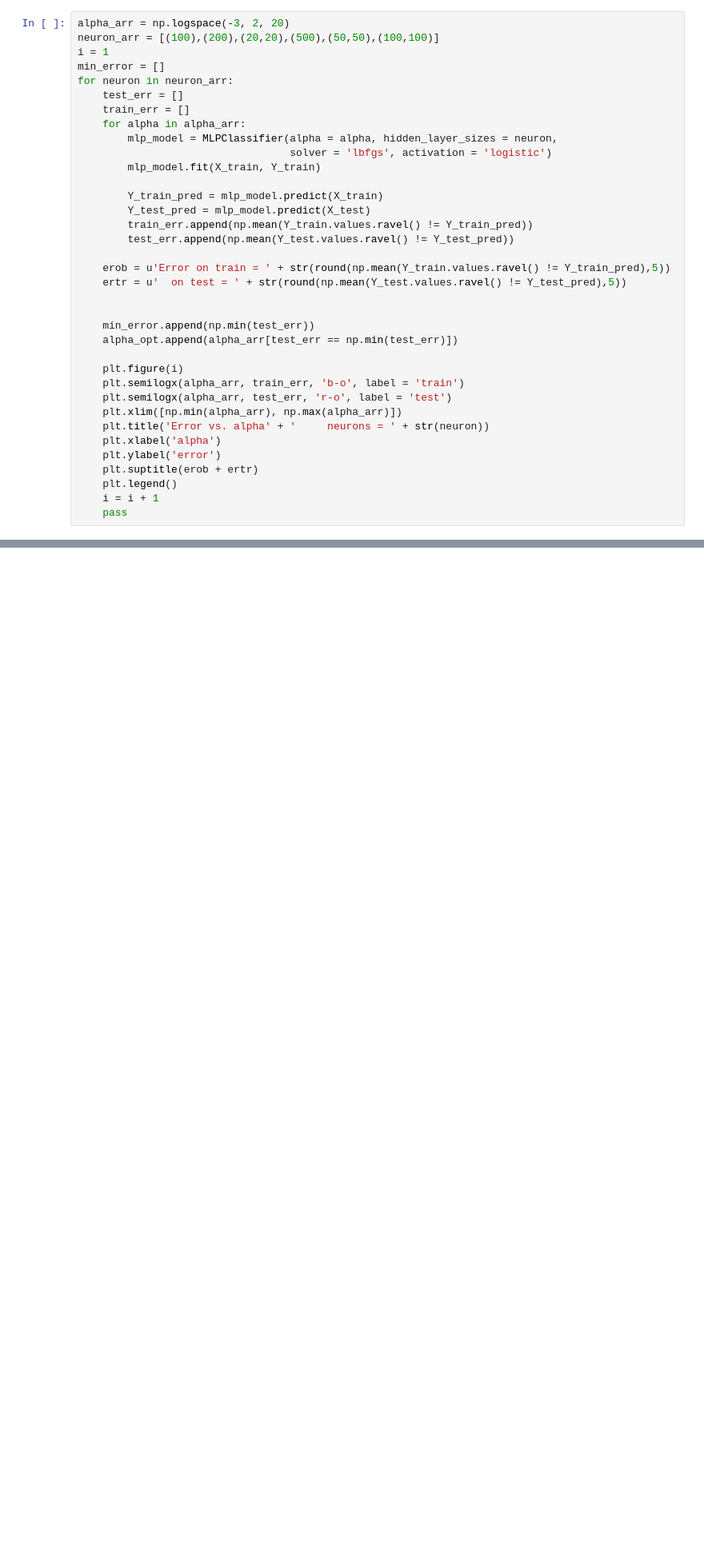
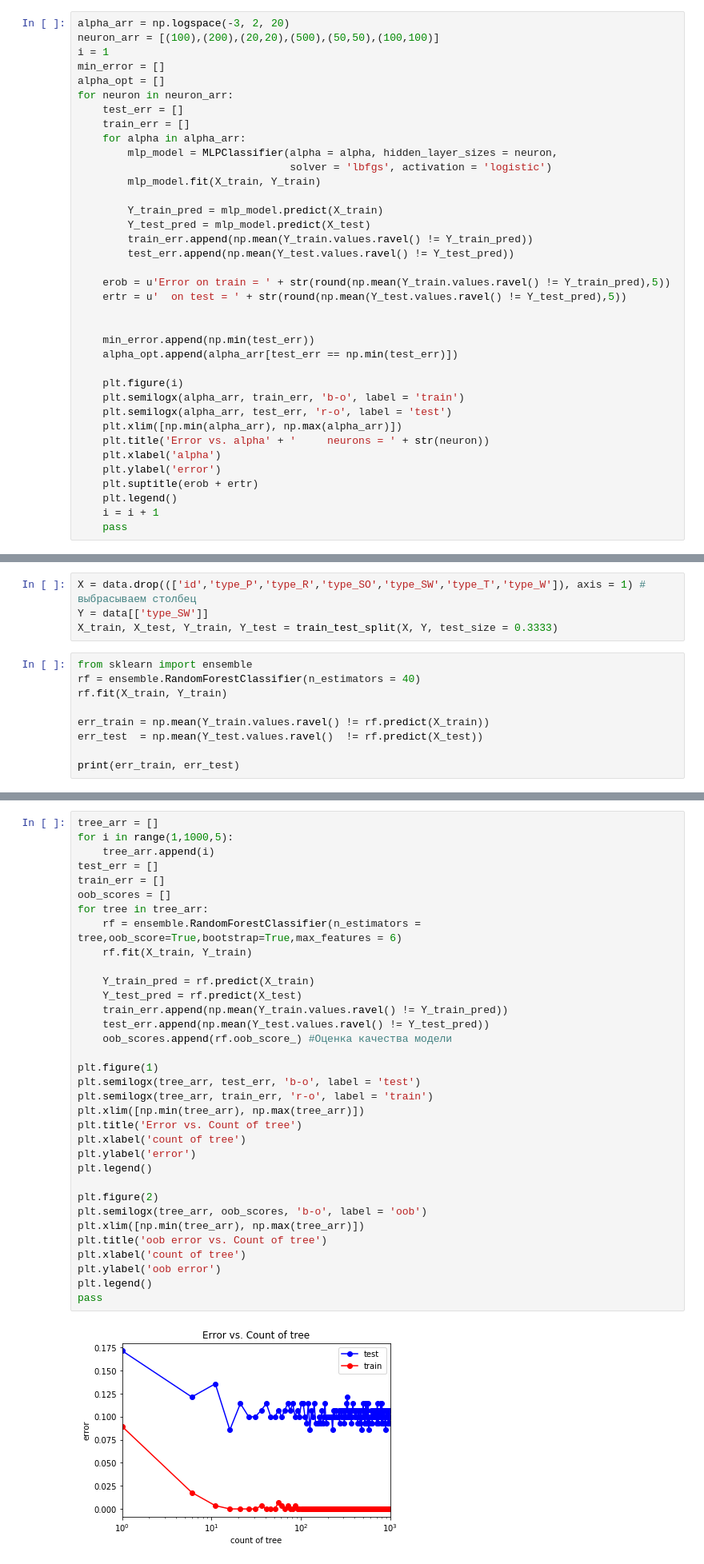
Before and after one commit to SergeyOsechkin/MachineLearningNNGU, a Jupyter notebook: Solution.ipynb, the cells around one changed output, grey strips where cells are left out. Shown at 80% size. Cells and saved outputs as stored; diff of their text form; blank space fills up the shorter version.

```diff
--- a/Solution.ipynb
+++ b/Solution.ipynb
@@ -471,6 +240,7 @@ alpha_arr = np.logspace(-3, 2, 20)
 neuron_arr = [(100),(200),(20,20),(500),(50,50),(100,100)]
 i = 1
 min_error = []
+alpha_opt = []
 for neuron in neuron_arr:
     test_err = []
     train_err = []
@@ -569,0 +324,13 @@ for alpha in alpha_arr:
+# %%
+X = data.drop((['id','type_P','type_R','type_SO','type_SW','type_T','type_W']), axis = 1) # выбрасываем столбец
+Y = data[['type_SW']]
+X_train, X_test, Y_train, Y_test = train_test_split(X, Y, test_size = 0.3333)
+# %%
+from sklearn import ensemble
+rf = ensemble.RandomForestClassifier(n_estimators = 40)
+rf.fit(X_train, Y_train)
+
+err_train = np.mean(Y_train.values.ravel() != rf.predict(X_train))
+err_test  = np.mean(Y_test.values.ravel()  != rf.predict(X_test))
+
+print(err_train, err_test)
@@ -569,0 +343,36 @@ for alpha in alpha_arr:
+# %%
+tree_arr = []
+for i in range(1,1000,5):
+    tree_arr.append(i)
+test_err = []
+train_err = []
+oob_scores = []
+for tree in tree_arr:
+    rf = ensemble.RandomForestClassifier(n_estimators = tree,oob_score=True,bootstrap=True,max_features = 6)
+    rf.fit(X_train, Y_train)
+
+    Y_train_pred = rf.predict(X_train)
+    Y_test_pred = rf.predict(X_test)
+    train_err.append(np.mean(Y_train.values.ravel() != Y_train_pred))
+    test_err.append(np.mean(Y_test.values.ravel() != Y_test_pred))
+    oob_scores.append(rf.oob_score_) #Оценка качества модели
+
+plt.figure(1)
+plt.semilogx(tree_arr, test_err, 'b-o', label = 'test')
+plt.semilogx(tree_arr, train_err, 'r-o', label = 'train')
+plt.xlim([np.min(tree_arr), np.max(tree_arr)])
+plt.title('Error vs. Count of tree')
+plt.xlabel('count of tree')
+plt.ylabel('error')
+plt.legend()
+
+plt.figure(2)
+plt.semilogx(tree_arr, oob_scores, 'b-o', label = 'oob')
+plt.xlim([np.min(tree_arr), np.max(tree_arr)])
+plt.title('oob error vs. Count of tree')
+plt.xlabel('count of tree')
+plt.ylabel('oob error')
+plt.legend()
+pass
+# %% [output]
+[figure, added]
```
Also changed, not shown: parts of 63 cells of this notebook.
